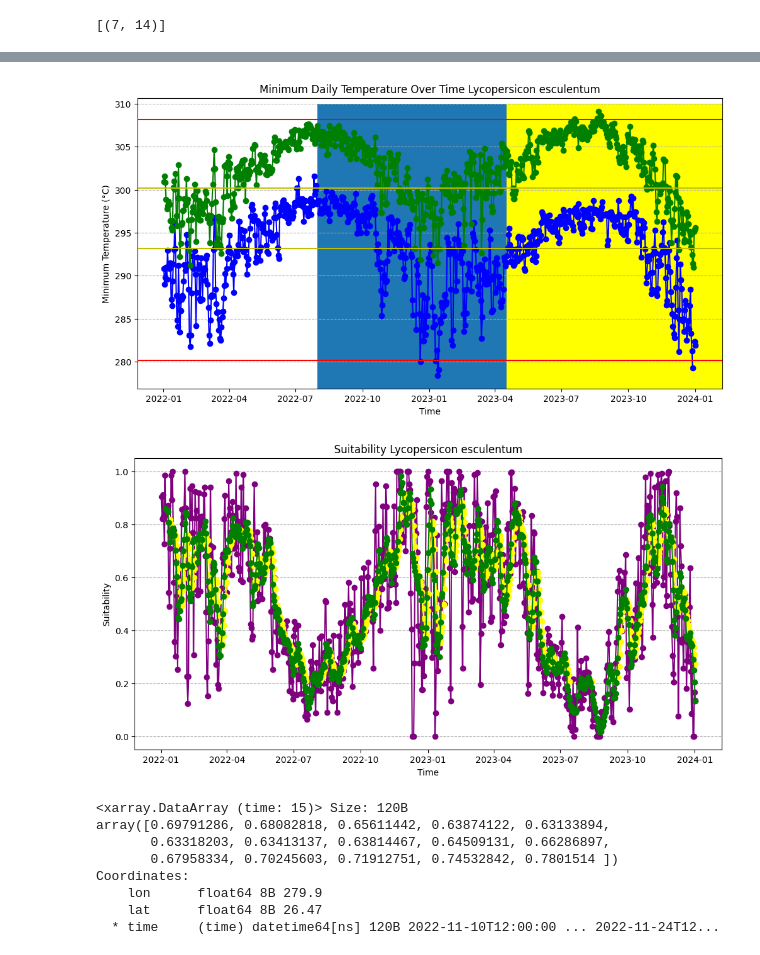
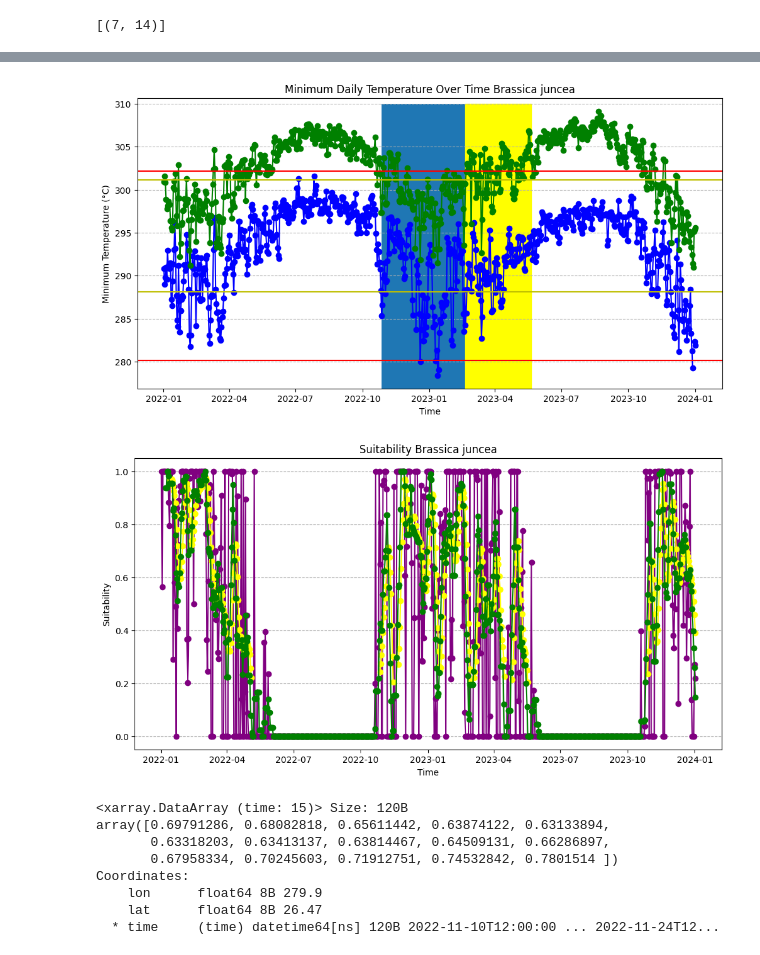
Before and after one commit to stereowrench/crop-models, a Jupyter notebook: Crop Simulations.ipynb, the cells around one changed output, grey strips where cells are left out. Cells and saved outputs as stored; diff of their text form; code cells hidden in the pictures.

Commit message:
add code for bolting

```diff
--- a/Crop Simulations.ipynb
+++ b/Crop Simulations.ipynb
@@ -81,10 +81,13 @@ ecocrop_df = pd.read_csv(ecocrop_file, encoding='latin-1')
 
 # Select your crop of interest (replace 'Maize' with your desired crop)
 # crop_name = 'Allium cepa' #onion
-crop_name= "Lycopersicon esculentum" # Tomatoes
+# crop_name= "Lycopersicon esculentum" # Tomatoes
+crop_name = "Brassica juncea" # Mustard greens
 # crop_name = "Vigna unguiculata"
 # crop_name = "Ipomoea batatas"
 crop = ecocrop_df[ecocrop_df['ScientificName'] == crop_name]
+
+bolting = True
 
 # Extract the relevant parameters (adjust column names if needed)
 tmin = crop['TMIN'].values[0]
@@ -213,6 +216,8 @@ loca_tasmax_smoothed = loca_tasmax.where(np.abs(tasmax_zscores) < z_threshold)
 # %%
 # Calculate daily suitability for the entire LOCA dataset using apply_ufunc
 frost_tolerance = 10
+if bolting:
+    tmax = topt_max + 1
 daily_suitability = xr.apply_ufunc(
     calculate_suitability,
     loca_tasmin_smoothed, loca_tasmax_smoothed, tmin, tmax, topt_min, topt_max, frost_tolerance,
@@ -335,45 +330,40 @@ print(optimal_planting_ranges)
 import matplotlib.pyplot as plt
 from matplotlib.patches import Rectangle
 
-
-# ... (Assuming you have your 'tasmin' DataArray loaded)
-
-# Extract time values (if not already a datetime index)
 ltime_values = loca_tasmin_smoothed.isel(lat=lat,lon=lon).time.values
 ltemp_values = loca_tasmin_smoothed.isel(lat=lat,lon=lon).values
 
 utime_values = loca_tasmax_smoothed.isel(lat=lat,lon=lon).time.values
 utemp_values = loca_tasmax_smoothed.isel(lat=lat,lon=lon).values
 
 # print(temp_values)
-
 # Create the plot
 plt.figure(figsize=(12, 6))
 plt.plot(ltime_values, ltemp_values, marker='o', linestyle='-', color='blue')
 plt.plot(utime_values, utemp_values, marker='o', linestyle='-', color='green')
 plt.axhline(y = tmin + 273.15, color = 'r', linestyle = '-')
 plt.axhline(y = tmax + 273.15, color = 'r', linestyle = '-')
 plt.axhline(y = topt_min + 273.15, color = 'y', linestyle = '-')
 plt.axhline(y = topt_max + 273.15, color = 'y', linestyle = '-')
 
 ax = plt.gca()
 
 for dates in optimal_planting_ranges[view_window]:
     [d1,d2] = dates
     ax.add_patch(Rectangle((d1, 270), d2-d1, 310-270))
-    ax.add_patch(Rectangle((d2, 270), d2-d1+datetime.timedelta(days=view_window), 310-270, color="yellow"))
+    ax.add_patch(Rectangle((d2, 270), datetime.timedelta(days=view_window), 310-270, color="yellow"))
 
 
 # Add labels and title
 plt.title('Minimum Daily Temperature Over Time ' + crop_name)
 plt.xlabel('Time')
 plt.ylabel('Minimum Temperature (°C)')  # Assuming tasmin is in Celsius; change if necessary
 plt.grid(axis='y', linestyle='--')
 
 # Show the plot
 plt.show()
 # %% [output]
-[figure, old version]
+[figure, new version]
 # %%
 n_repeats = 2
 
@@ -412,7 +402,7 @@ plt.grid(axis='y', linestyle='--')
 # Show the plot
 plt.show()
 # %% [output]
-[figure, old version]
+[figure, new version]
 # %%
 n_repeats = 2
 
```
Also changed, not shown: parts of 2 cells of this notebook.
